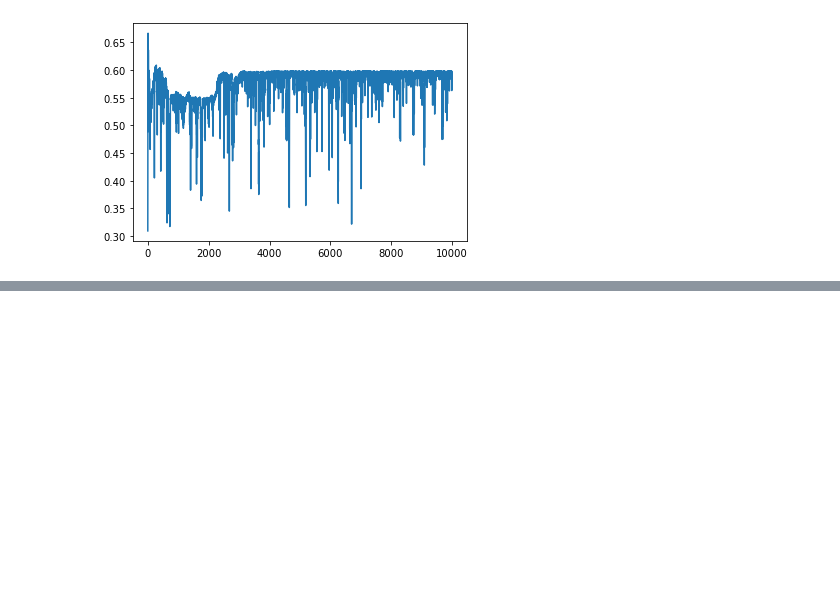
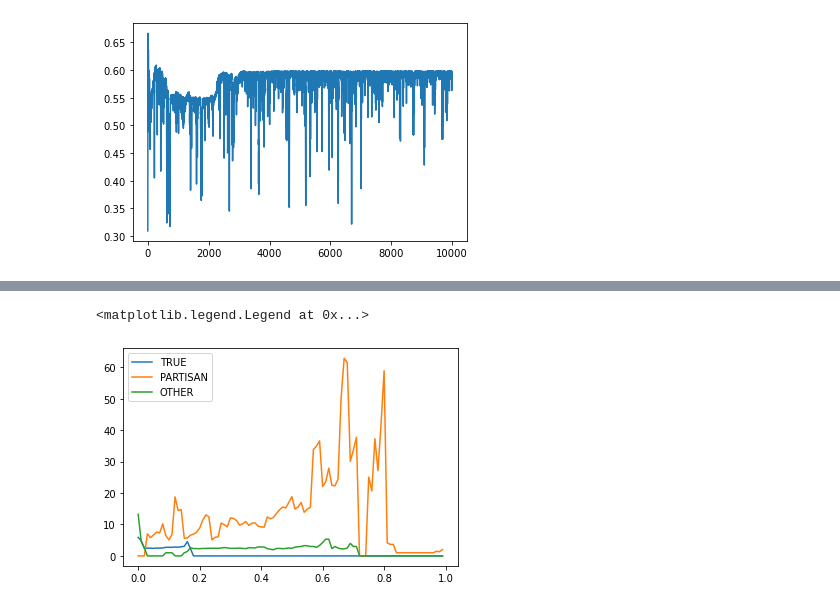
Before and after one commit to YutongB/Opinion-Dynamics, a Jupyter notebook: notebooks/fracpartisan.ipynb, the cells around one changed output, grey strips where cells are left out. Drawn from its saved outputs; the diff is of its cells as text; code cells hidden in the pictures; blank space fills up the shorter version.

```diff
--- a/notebooks/fracpartisan.ipynb
+++ b/notebooks/fracpartisan.ipynb
@@ -19,6 +19,8 @@ results: list[Result] = []
 with open("../output/bigexperiment-1.log", 'r') as f:
     for line in f:
         results.append(Result(**json.loads(line)))
+
+results.sort(key=lambda x: x.partisans)
 # %% [markdown]
 ## Experimentation
 # %%
@@ -130,0 +151,19 @@ plt.plot([mean[-1] for mean in result.non_partisans_mean])
+# %%
+from cProfile import label
+
+
+def plot_mean(dwellbias: DwellBias):
+    fracs = [result.partisans for result in results]
+    mean_dt_true = np.array([np.mean([db.peak for db in find_dwell_bias_peaks(result)[dwellbias]])
+                        for result in results])
+    np.nan_to_num(mean_dt_true, copy=False)
+
+    plt.plot(fracs, mean_dt_true, label=dwellbias.name)
+# %%
+plot_mean(DwellBias.TRUE)
+plot_mean(DwellBias.PARTISAN)
+plot_mean(DwellBias.OTHER)
+plt.legend()
+# %% [output]
+<matplotlib.legend.Legend at 0x...>
+[figure, added]
```
Also changed, not shown: parts of 3 cells of this notebook, 4 other files.
